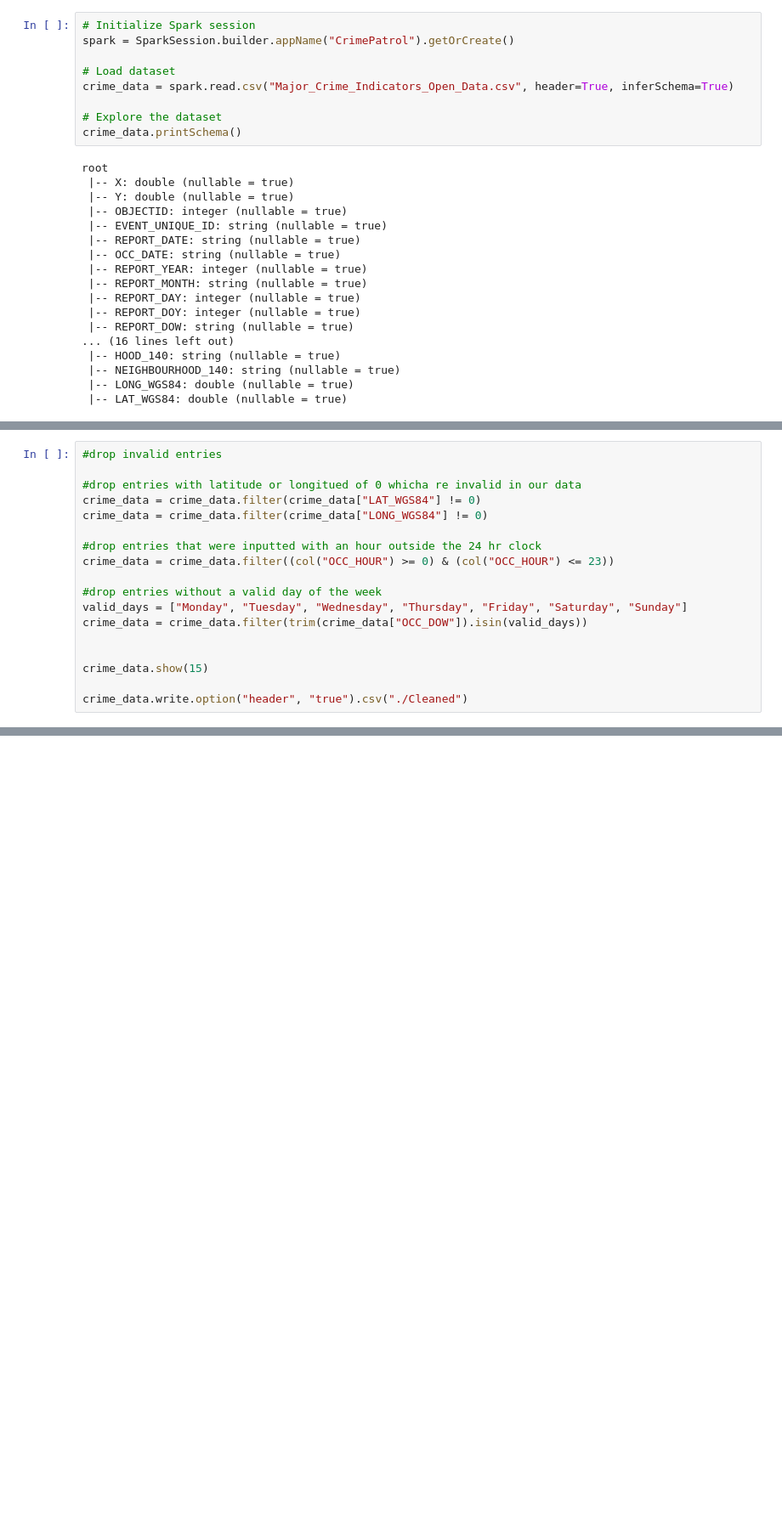
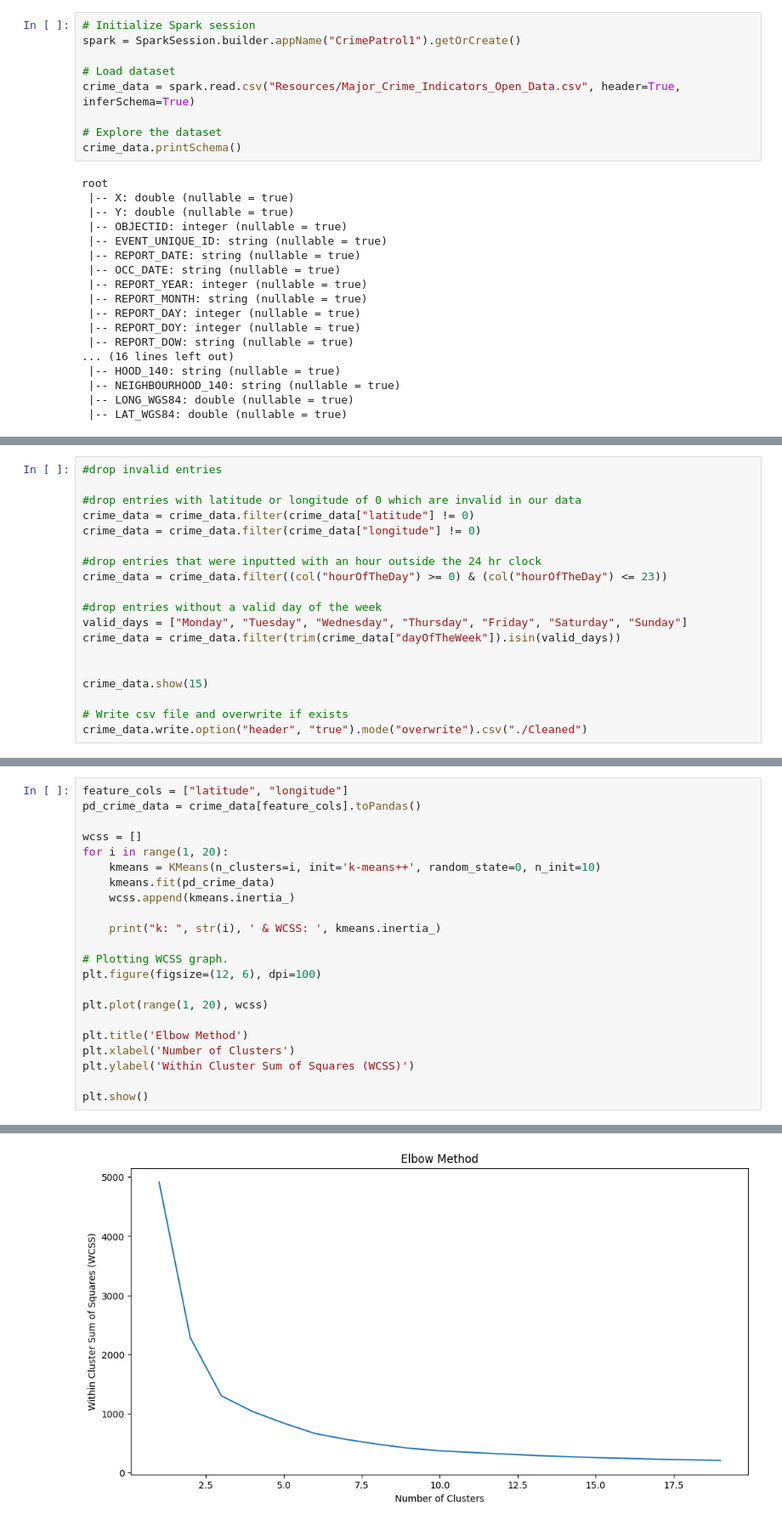
Before and after one commit to AjayArumugam07/PatrolOptimizer-BigDataAnalysis, a Jupyter notebook: Data Cleaning.ipynb, the cells around one changed output, grey strips where cells are left out. Shown at 85% size. Cells and saved outputs as stored; diff of their text form; blank space fills up the shorter version.

```diff
--- a/Data Cleaning.ipynb
+++ b/Data Cleaning.ipynb
@@ -15,10 +27,10 @@ import os
 warnings.filterwarnings('ignore')
 # %%
 # Initialize Spark session
-spark = SparkSession.builder.appName("CrimePatrol").getOrCreate()
+spark = SparkSession.builder.appName("CrimePatrol1").getOrCreate()
 
 # Load dataset
-crime_data = spark.read.csv("Major_Crime_Indicators_Open_Data.csv", header=True, inferSchema=True)
+crime_data = spark.read.csv("Resources/Major_Crime_Indicators_Open_Data.csv", header=True, inferSchema=True)
 
 # Explore the dataset
 crime_data.printSchema()
@@ -79,19 +122,20 @@ root
 # %%
 #drop invalid entries
 
-#drop entries with latitude or longitued of 0 whicha re invalid in our data
-crime_data = crime_data.filter(crime_data["LAT_WGS84"] != 0)
-crime_data = crime_data.filter(crime_data["LONG_WGS84"] != 0)
+#drop entries with latitude or longitude of 0 which are invalid in our data
+crime_data = crime_data.filter(crime_data["latitude"] != 0)
+crime_data = crime_data.filter(crime_data["longitude"] != 0)
 
 #drop entries that were inputted with an hour outside the 24 hr clock
-crime_data = crime_data.filter((col("OCC_HOUR") >= 0) & (col("OCC_HOUR") <= 23))
+crime_data = crime_data.filter((col("hourOfTheDay") >= 0) & (col("hourOfTheDay") <= 23))
 
 #drop entries without a valid day of the week
 valid_days = ["Monday", "Tuesday", "Wednesday", "Thursday", "Friday", "Saturday", "Sunday"]
-crime_data = crime_data.filter(trim(crime_data["OCC_DOW"]).isin(valid_days))
+crime_data = crime_data.filter(trim(crime_data["dayOfTheWeek"]).isin(valid_days))
 
 
 crime_data.show(15)
 
-crime_data.write.option("header", "true").csv("./Cleaned")
+# Write csv file and overwrite if exists
+crime_data.write.option("header", "true").mode("overwrite").csv("./Cleaned")
 # %% [output]
@@ -136,0 +162,23 @@ crime_data.write.csv("/cleaned_data.csv",header = True, mode = "overwrite")
+# %%
+feature_cols = ["latitude", "longitude"]
+pd_crime_data = crime_data[feature_cols].toPandas()
+
+wcss = []
+for i in range(1, 20):
+    kmeans = KMeans(n_clusters=i, init='k-means++', random_state=0, n_init=10)
+    kmeans.fit(pd_crime_data)
+    wcss.append(kmeans.inertia_)
+
+    print("k: ", str(i), ' & WCSS: ', kmeans.inertia_)
+
+# Plotting WCSS graph.
+plt.figure(figsize=(12, 6), dpi=100)
+
+plt.plot(range(1, 20), wcss)
+
+plt.title('Elbow Method')
+plt.xlabel('Number of Clusters')
+plt.ylabel('Within Cluster Sum of Squares (WCSS)')
+
+plt.show()
+# %% [output]
@@ -136,0 +204 @@ crime_data.write.csv("/cleaned_data.csv",header = True, mode = "overwrite")
+[figure, added]
```
Also changed, not shown: parts of 7 cells of this notebook, 17 other files.
